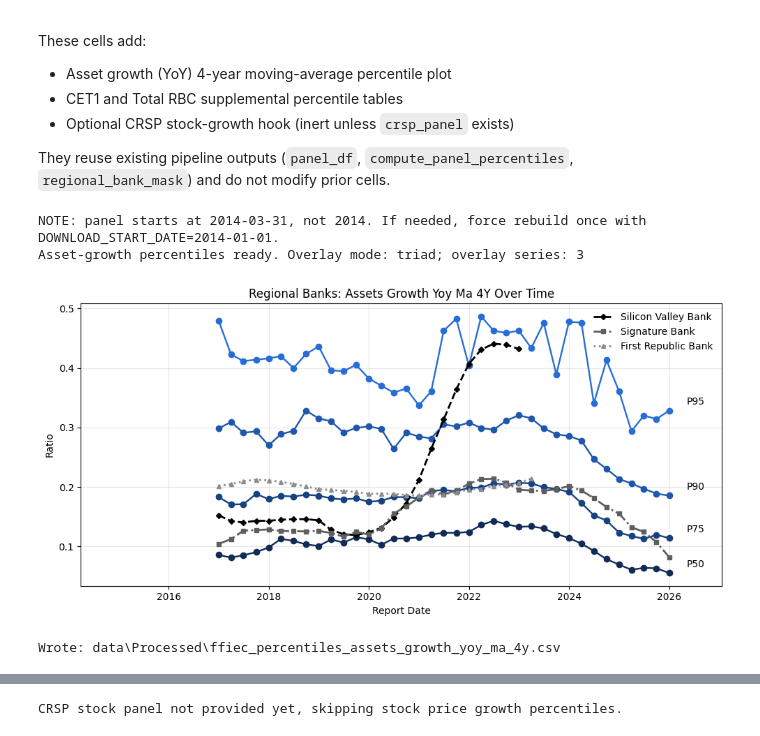
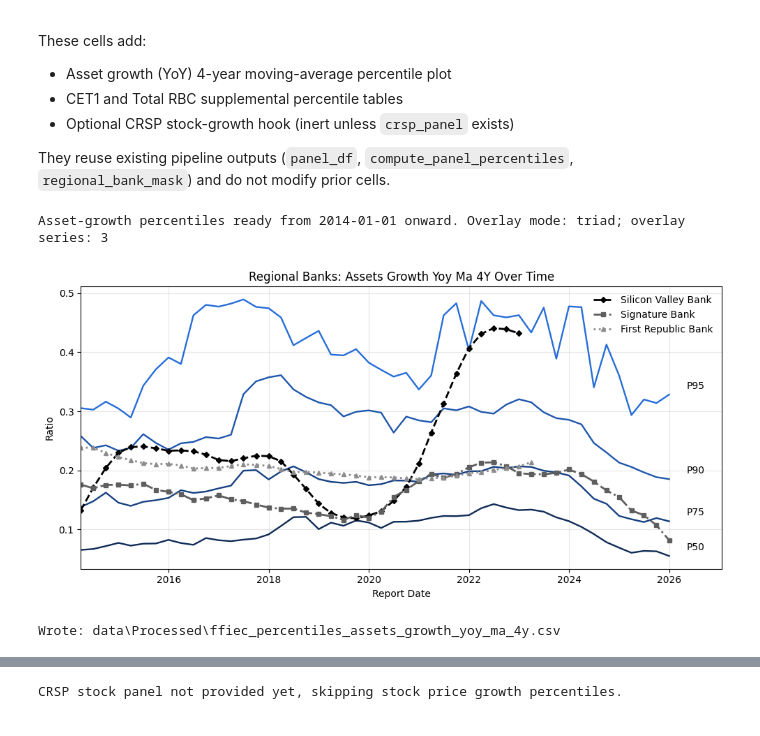
Before and after one commit to NiccoloComati/papers-repo, a Jupyter notebook: Role of Bank Supervision (SVB)/Call_Report_Fragility_Panel_v2.ipynb, the cells around one changed output, grey strips where cells are left out. Drawn from its saved outputs; the diff is of its cells as text; code cells hidden in the pictures.

```diff
--- a/Role of Bank Supervision (SVB)/Call_Report_Fragility_Panel_v2.ipynb
+++ b/Role of Bank Supervision (SVB)/Call_Report_Fragility_Panel_v2.ipynb
@@ -52,10 +52,11 @@ MAPPING_OVERRIDES = {}
 FFIEC_BULK_URL = 'https://cdr.ffiec.gov/public/pws/downloadbulkdata.aspx'
 DATA_RAW_DIR = Path('data/Input/FFIEC_Raw')
 DATA_PROCESSED_DIR = Path('data/Processed')
-DOWNLOAD_START_DATE = pd.Timestamp('2014-01-01')
+DOWNLOAD_START_DATE = pd.Timestamp('2011-01-01')
+ANALYSIS_START_DATE = pd.Timestamp('2014-01-01')
 
 # Download controls
-RUN_BULK_DOWNLOAD = True # ALWAYS LEAVE TRUE NO MATTER WHAT - SAFEGUARD IN PLACE SO NO NEED TO EVER SET TO FALSE
+RUN_BULK_DOWNLOAD = False # ALWAYS LEAVE TRUE NO MATTER WHAT - SAFEGUARD IN PLACE SO NO NEED TO EVER SET TO FALSE
 MAX_DOWNLOAD_RETRIES = 3
 MIN_VALID_ZIP_BYTES = 250_000
 SLEEP_RANGE_SECONDS = (1.25, 3.5)
@@ -700,13 +701,18 @@ def compute_ratios(df):
     out['uninsured_dep_to_total_dep'] = _safe_divide(out['uninsured_deposits'], out['total_deposits'])
     out['uninsured_dep_to_assets'] = _safe_divide(out['uninsured_deposits'], out['total_assets'])
     out['demand_dep_to_assets'] = _safe_divide(out['demand_deposits'], out['total_assets'])
+    # Nonmaturity deposits proxy: uses best available time-deposit field if present.
+    out['time_deposits_for_nonmaturity'] = _row_sum(out, ['time_deposits_total', 'time_deposits', 'large_time_deposits_gt_250k'])
+    out['nonmaturity_deposits'] = pd.to_numeric(out['total_deposits'], errors='coerce') - pd.to_numeric(out['time_deposits_for_nonmaturity'], errors='coerce')
+    out['nonmaturity_deposits'] = out['nonmaturity_deposits'].where(out['nonmaturity_deposits'] >= 0)
+    out['nonmaturity_dep_to_total_dep'] = _safe_divide(out['nonmaturity_deposits'], out['total_deposits'])
     out['total_securities_to_assets'] = _safe_divide(out['total_securities'], out['total_assets'])
     out['htm_to_total_securities'] = _safe_divide(out['htm_securities'], out['total_securities'])
     out['htm_to_assets'] = _safe_divide(out['htm_securities'], out['total_assets'])
 
     # COMMENTED ratios (kept in code but hidden from active analysis)
     # out['large_time_deposits_to_total_dep'] = _safe_divide(out['large_time_deposits_gt_250k'], out['total_deposits'])
-    # out['transaction_dep_to_assets'] = _safe_divide(out['transaction_accounts'], out['total_assets'])
+    out['transaction_dep_to_assets'] = _safe_divide(out['transaction_accounts'], out['total_assets'])
     # out['brokered_deposits_to_assets'] = _safe_divide(out['brokered_deposits'], out['total_assets'])
     # out['fhlb_advances_to_assets'] = _safe_divide(out['fhlb_advances_total_proxy'], out['total_assets'])
     # out['repos_to_assets'] = _safe_divide(out['repos'], out['total_assets'])
@@ -2400,7 +2640,7 @@ def plot_percentile_timeseries_multi_overlay(
     for c in percentile_cols:
         if c in sub.columns:
             y = pd.to_numeric(sub[c], errors='coerce')
-            line, = plt.plot(sub['report_date'], y, marker='o', linewidth=1.7, color=palette.get(c))
+            line, = plt.plot(sub['report_date'], y, marker='', linewidth=1.7, color=palette.get(c))
             plotted.append((c.upper(), y))
             y_pool.extend(y.dropna().tolist())
 
@@ -2643,52 +2883,53 @@ if 'panel_df' not in globals():
     raise NameError('panel_df not found. Run the main panel build cell first.')
 
 panel_ext = _add_assets_growth_4y_ma(panel_df)
+analysis_start = pd.to_datetime(globals().get('ANALYSIS_START_DATE', '2014-01-01'))
+panel_ext_plot = panel_ext.loc[pd.to_datetime(panel_ext['report_date']) >= analysis_start].copy()
 
-if panel_ext['report_date'].min() > pd.Timestamp('2014-01-01'):
-    print(
-        f"NOTE: panel starts at {panel_ext['report_date'].min().date()}, not 2014. "
-        "If needed, force rebuild once with DOWNLOAD_START_DATE=2014-01-01."
-    )
+if panel_ext_plot.empty:
+    raise ValueError(f'No rows on/after analysis start date: {analysis_start.date()}')
 
 asset_ratio_col = 'assets_growth_yoy_ma_4y'
 asset_pct_all = compute_panel_percentiles(
-    panel_ext,
+    panel_ext_plot,
     [asset_ratio_col],
     group_name='all_banks',
     group_filter_fn=None,
 )
 asset_pct_reg = compute_panel_percentiles(
-    panel_ext,
+    panel_ext_plot,
     [asset_ratio_col],
     group_name='regional_banks',
     group_filter_fn=lambda d: regional_bank_mask(d),
 )
 asset_pct_panel = pd.concat([asset_pct_all, asset_pct_reg], ignore_index=True)
 
 overlays_asset = _build_overlay_series_from_panel(
-    panel_ext,
+    panel_ext_plot,
     metric_cols=[asset_ratio_col],
     mode=EXT_OVERLAY_BANKS_MODE,
 )
 
-print(f"Asset-growth percentiles ready. Overlay mode: {EXT_OVERLAY_BANKS_MODE}; overlay series: {len(overlays_asset)}")
+print(
+    f"Asset-growth percentiles ready from {analysis_start.date()} onward. "
+    f"Overlay mode: {EXT_OVERLAY_BANKS_MODE}; overlay series: {len(overlays_asset)}"
+)
 plot_percentile_timeseries_multi_overlay(
     asset_pct_panel,
     asset_ratio_col,
     group=EXT_PLOT_GROUP,
     overlays=overlays_asset,
 )
 
 # Optional export
 if EXPORT_OUTPUTS:
     DATA_PROCESSED_DIR.mkdir(parents=True, exist_ok=True)
     asset_pct_csv = DATA_PROCESSED_DIR / 'ffiec_percentiles_assets_growth_yoy_ma_4y.csv'
     asset_pct_panel.to_csv(asset_pct_csv, index=False)
     print(f'Wrote: {asset_pct_csv}')
 # %% [output]
-NOTE: panel starts at 2014-03-31, not 2014. If needed, force rebuild once with DOWNLOAD_START_DATE=2014-01-01.
-Asset-growth percentiles ready. Overlay mode: triad; overlay series: 3
+Asset-growth percentiles ready from 2014-01-01 onward. Overlay mode: triad; overlay series: 3
-[figure, old version]
+[figure, new version]
 Wrote: data\Processed\ffiec_percentiles_assets_growth_yoy_ma_4y.csv
 # %%
 # --- New output 2: CET1 / Total RBC percentile tables + overlays ---
```
Also changed, not shown: parts of 6 cells of this notebook, 7 other files.
